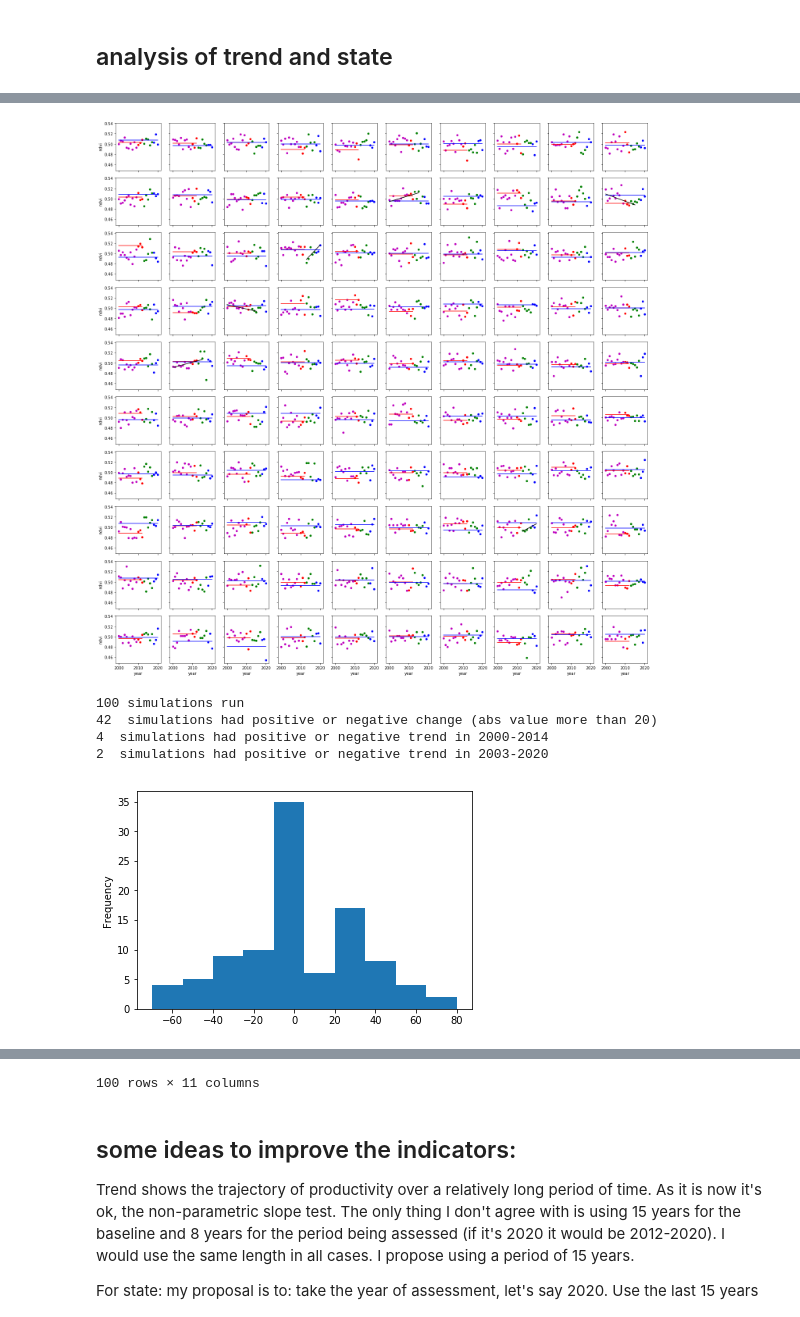
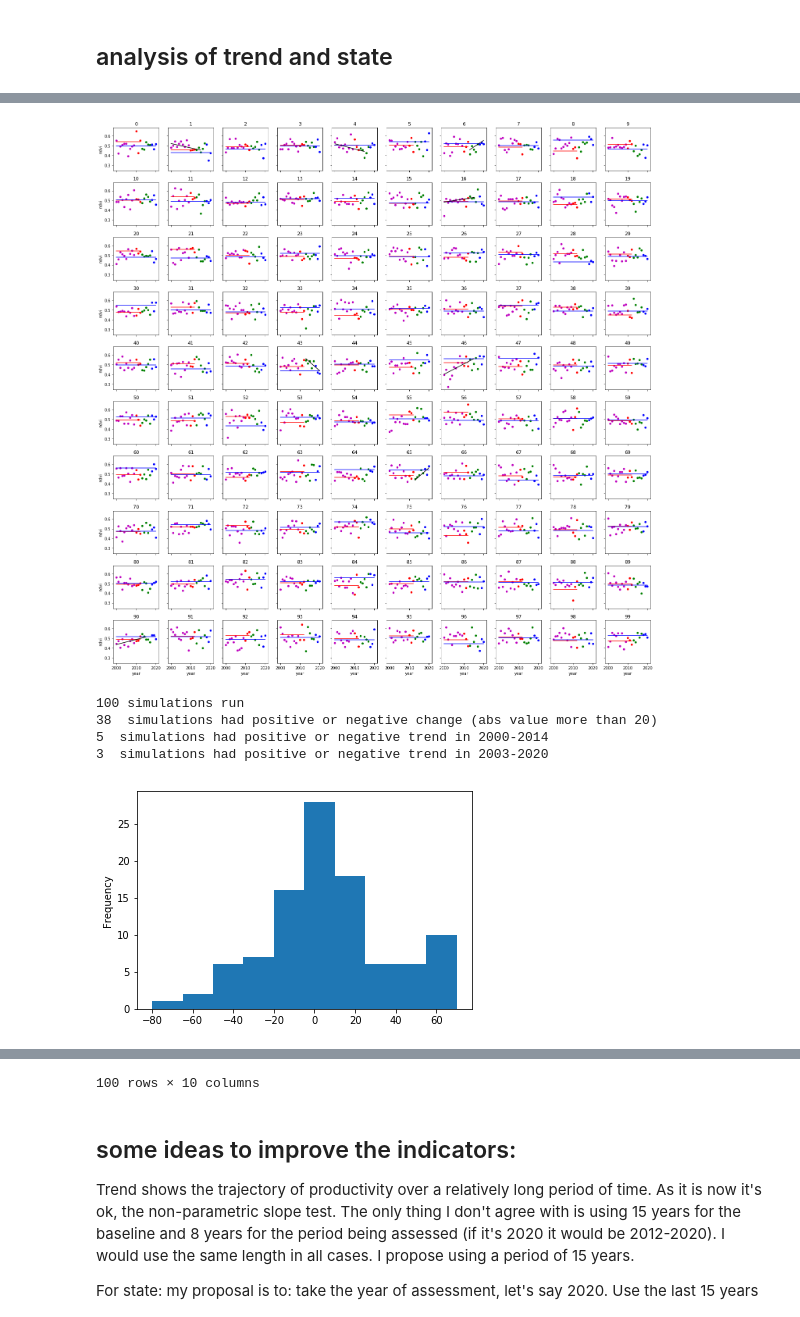
Before and after one commit to juan-guerschman/GPG, a Jupyter notebook: land productivity State analysis.ipynb, the cells around one changed output, grey strips where cells are left out. Drawn from its saved outputs; the diff is of its cells as text; code cells hidden in the pictures.

```diff
--- a/land productivity State analysis.ipynb
+++ b/land productivity State analysis.ipynb
@@ -8,15 +8,14 @@ import pymannkendall as mk
 # %% [markdown]
 ## analysis of trend and state
 # %%
-origin = 0
-slope = 0
+slope = 0.0
 rand_mu = 0.5
-rand_sigma=0.1
+rand_sigma=0.05
 
 df = pd.DataFrame()
 df['year']= np.arange(2000, 2021)
 df.index= pd.date_range(start='2000', end='2021', freq='1Y')
-df['ndvi'] = origin + slope * (df['year']-2000) + np.random.normal(rand_mu, rand_sigma, 21)
+df['ndvi'] = slope * (df['year']-2000) + np.random.normal(rand_mu, rand_sigma, 21)
 df.loc['2000':'2012']
 
 print('ndvi 2000-2009 sorted')
@@ -32,8 +31,8 @@ print('difference rank: ', rank_18_20 - rank_10_12)
 
 trend_2000_2014, h, p, z, Tau, s, var_s, slope_2000_2014, intercept_2000_2014 = mk.original_test(df.loc['2000':'2015', 'ndvi'])
 trend_2013_2020, h, p, z, Tau, s, var_s, slope_2013_2020, intercept_2013_2020 = mk.original_test(df.loc['2013':'2020', 'ndvi'])
-print('trend 2000-2014', trend_2000_2014)
-print('trend 2013 2020', trend_2013_2020)
+print('trend 2000-2014:', trend_2000_2014)
+print('trend 2013 2020:', trend_2013_2020)
 
 
 fig, ax = plt.subplots(1,2, figsize=[10,3], sharey=True)
@@ -81,10 +80,9 @@ trend 2013 2020 no trend
 # %%
 results = pd.DataFrame()
 
-origin = 0
-slope = 0
+slope = 0.0
 rand_mu = 0.5
-rand_sigma=0.01
+rand_sigma=0.05
 
 # set to 0 if no plots wanted (don't plot if more than 100 simulations)
 plot = 1
@@ -92,14 +90,14 @@ simulations = 100
 
 if plot:
     fig, ax = plt.subplots(10,10,sharex=True, sharey=True, figsize=(20 ,20), tight_layout=True)
-ax_x = 0
-ax_y = 0
+    ax_x = 0
+    ax_y = 0
 
 for i in range(simulations):
     df = pd.DataFrame()
     df['year']= np.arange(2000, 2021)
     df.index= pd.date_range(start='2000', end='2021', freq='1Y')
-    df['ndvi'] = origin + slope * (df['year']-2000) + np.random.normal(rand_mu, rand_sigma, 21)
+    df['ndvi'] = slope * (df['year']-2000) + np.random.normal(rand_mu, rand_sigma, 21)
 
     #print('ndvi 2000-2009 sorted', df.loc['2000':'2009', 'ndvi'].sort_values())
 
@@ -112,8 +110,10 @@ for i in range(simulations):
     trend_2013_2020, h, p, z, Tau, s, var_s, slope_2013_2020, intercept_2013_2020 = mk.original_test(df.loc['2013':'2020', 'ndvi'])
 
 
-    df_result = pd.DataFrame(np.array([[origin,slope,rand_mu,rand_sigma,mean_10_12,mean_18_20,rank_10_12,rank_18_20,rank_diff,trend_2000_2014,trend_2013_2020]]),
-                      columns=['origin','slope','rand_mu','rand_sigma','mean_10_12','mean_18_20','rank_10_12','rank_18_20','rank_diff','trend_2000_2014','trend_2013_2020'])
+    df_result = pd.DataFrame(np.array([[slope,rand_mu,rand_sigma,mean_10_12,mean_18_20,rank_10_12,rank_18_20,rank_diff,trend_2000_2014,trend_2013_2020]]),
+                      columns=['slope','rand_mu','rand_sigma','mean_10_12','mean_18_20','rank_10_12','rank_18_20','rank_diff','trend_2000_2014','trend_2013_2020'],
+                      index=[i])
+
     results=results.append(df_result)
 
     if plot:
@@ -123,37 +123,39 @@ for i in range(simulations):
         df.loc['2018':'2020'].plot.scatter(x='year', y='ndvi', marker='o', color='b', linestyle='None', zorder=2, ax=ax[ax_x,ax_y])
         #ax[ax_x,ax_y].set_xlim(['1999','2021'])
         #ax[ax_x,ax_y].set_ylim([0,1])
         ax[ax_x,ax_y].plot([2000,2012],[mean_10_12,mean_10_12], color= 'r')
         ax[ax_x,ax_y].plot([2000,2020],[mean_18_20,mean_18_20], color= 'b')
+        ax[ax_x,ax_y].set_title(str(i))
+
         #df.loc['2010':'2012'].plot(y='ndvi', marker='o', color='r', linestyle='None', zorder=2, ax=ax)
 
 
         if trend_2000_2014 != 'no trend':
             ax[ax_x,ax_y].plot(df.loc['2000':'2015', 'year'], intercept_2000_2014 + (df.loc['2000':'2015', 'year'] - 2000) * slope_2000_2014, color='k')
         if trend_2013_2020 != 'no trend':
             ax[ax_x,ax_y].plot(df.loc['2013':'2020', 'year'], intercept_2013_2020 + (df.loc['2013':'2020', 'year'] - 2013) * slope_2013_2020, color='k')
 
         if ax_y == 9:
             ax_y=0
             ax_x=ax_x+1
         else:
             ax_y=ax_y+1
 
 if plot:
     plt.show()
 
 print(simulations, 'simulations run')
 print(results.loc[results['rank_diff'].astype(float).abs() > 20, 'rank_diff'].count(), ' simulations had positive or negative change (abs value more than 20)')
-print(results.loc[results['trend_2000_2014'] != 'no trend', 'origin'].count(), ' simulations had positive or negative trend in 2000-2014')
-print(results.loc[results['trend_2013_2020'] != 'no trend', 'origin'].count(), ' simulations had positive or negative trend in 2003-2020')
+print(results.loc[results['trend_2000_2014'] != 'no trend', 'trend_2000_2014'].count(), ' simulations had positive or negative trend in 2000-2014')
+print(results.loc[results['trend_2013_2020'] != 'no trend', 'trend_2013_2020'].count(), ' simulations had positive or negative trend in 2003-2020')
 results['rank_diff'].astype(float).plot.hist()
 plt.show()
 
 results
 # %% [output]
-[figure, old version]
+[figure, new version]
 100 simulations run
-42  simulations had positive or negative change (abs value more than 20)
-4  simulations had positive or negative trend in 2000-2014
-2  simulations had positive or negative trend in 2003-2020
+38  simulations had positive or negative change (abs value more than 20)
+5  simulations had positive or negative trend in 2000-2014
+3  simulations had positive or negative trend in 2003-2020
-[figure, old version]
+[figure, new version]
@@ -177,4 +179,4 @@ results
-100 rows × 11 columns
+100 rows × 10 columns
 # %% [markdown]
 ## some ideas to improve the indicators:
 Trend shows the trajectory of productivity over a relatively long period of time. As it is now it's ok, the non-parametric slope test. The only thing I don't agree with is using 15 years for the baseline and 8 years for the period being assessed (if it's 2020 it would be 2012-2020). I would use the same length in all cases. I propose using a period of 15 years.
```
Also changed, not shown: parts of 5 cells of this notebook.
